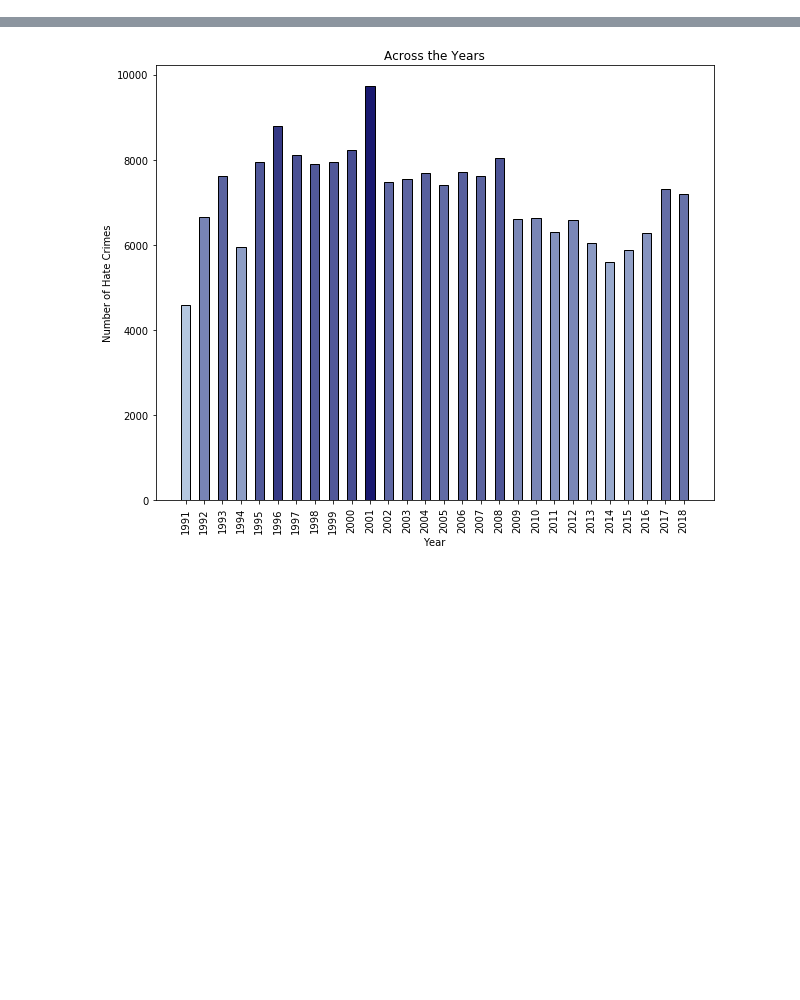
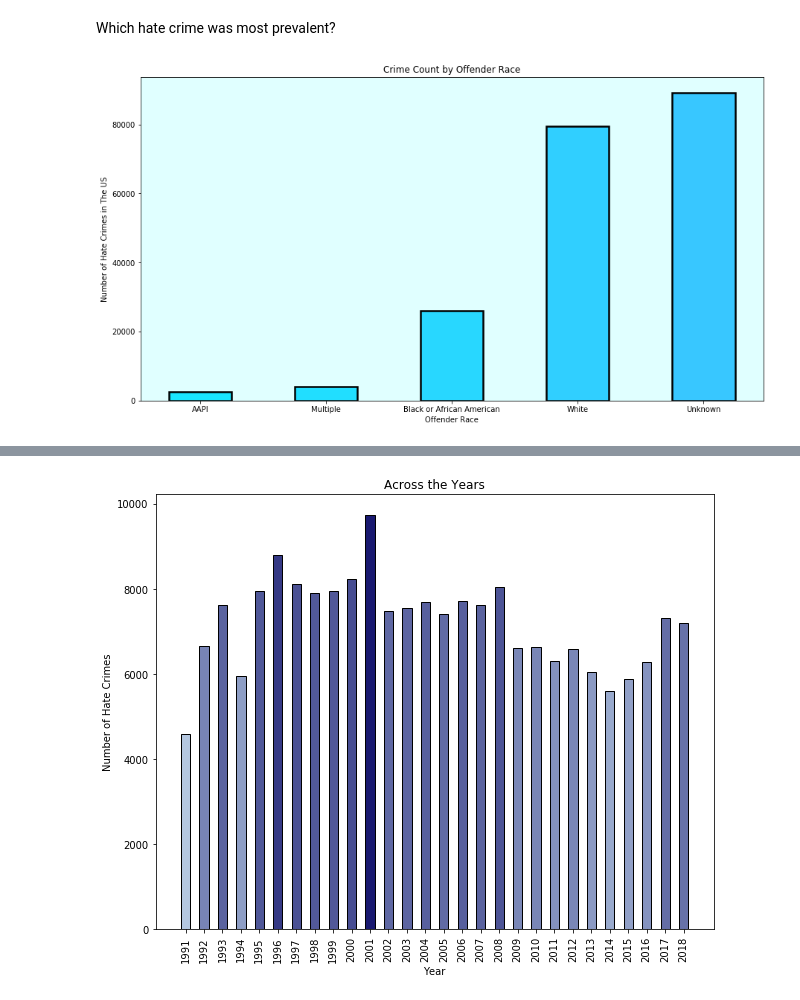
Before and after one commit to C-Johnson83/Group3, a Jupyter notebook: Project code/crime_data.ipynb, the cells around one changed output, grey strips where cells are left out. Drawn from its saved outputs; the diff is of its cells as text; code cells hidden in the pictures; blank space fills up the shorter version.

```diff
--- a/Project code/crime_data.ipynb
+++ b/Project code/crime_data.ipynb
@@ -17,0 +17,12 @@ crime_data_df = pd.read_csv("../Resources/hate_crime.csv", low_memory=False)
+# %%
+# Define a function to be used later for making bar charts
+def make_bar():
+    plt.figure(figsize=(15, 8))
+    color = mpl.cm.cool(np.linspace(.1, 1, 31))
+    plt.rcParams['axes.facecolor'] = 'lightcyan'
+    plt.bar(x, y, align='center',color=color, edgecolor="black", width= .5, linewidth=2.5)
+
+    plt.xticks(x, rotation='vertical')
+    plt.title(title)
+    plt.xlabel(xl)
+    plt.ylabel(yl)
@@ -125,0 +87,17 @@ See the caveats in the documentation: https://pandas.pydata.org/pandas-docs/stab
+# %% [markdown]
+Which hate crime was most prevalent?
+# %%
+offender_race = final_crime_df['OFFENDER_RACE'].value_counts().sort_values(ascending= True)
+
+x = offender_race.index.values
+y = offender_race.values
+# h = ""
+title="Crime Count by Offender Race"
+xl = 'Offender Race'
+yl = 'Number of Hate Crimes in The US'
+make_bar()
+
+plt.xticks(x, rotation= 0)
+plt.show()
+# %% [output]
+[figure, added]
```
Also changed, not shown: parts of 25 cells of this notebook, 3 other files.
